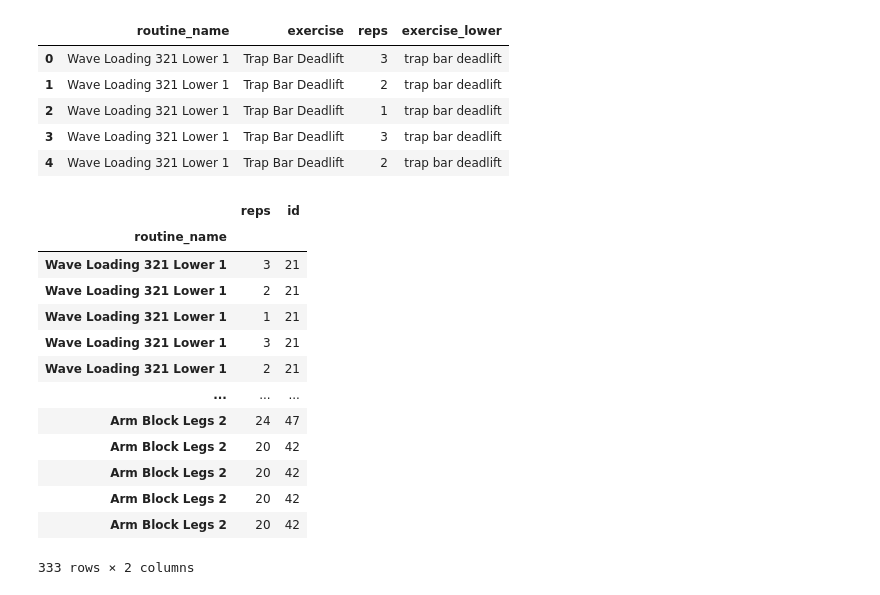
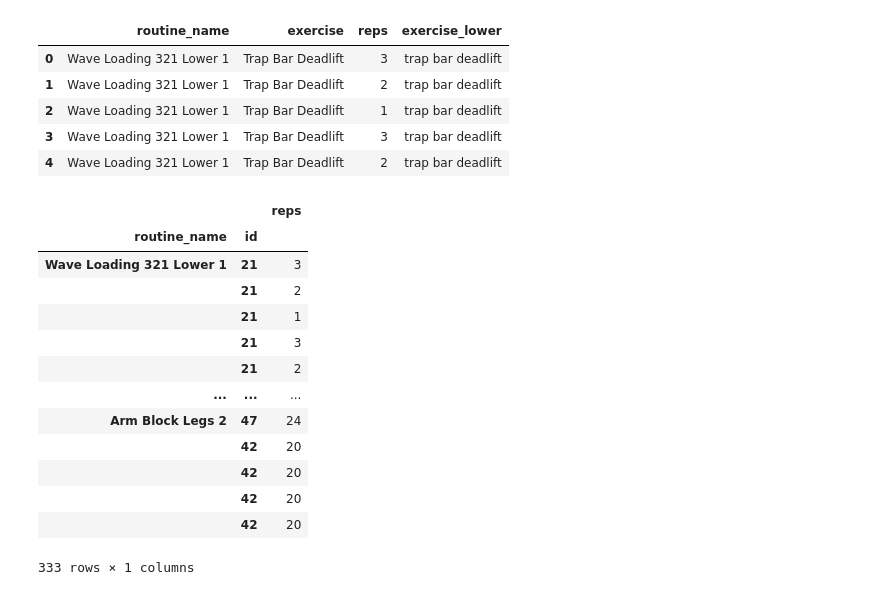
Before and after one commit to jordanbegg/pybenchmark, a Jupyter notebook: notebooks/setup.ipynb, the cells around one changed output. Cells and saved outputs as stored; diff of their text form; code cells hidden in the pictures.

```diff
--- a/notebooks/setup.ipynb
+++ b/notebooks/setup.ipynb
@@ -136,21 +136,22 @@ df.head()
 | 4 | Wave Loading 321 Lower 1 | Trap Bar Deadlift | 2 | trap bar deadlift |
 # %%
 df_all = df.merge(right=exs, left_on="exercise_lower", right_on="name").set_index("routine_name")[["reps", "id"]]
+df_all = df_all.reset_index().set_index(["routine_name", "id"])
 df_all
 # %% [output]
-|  | reps | id |
-| routine_name |  |  |
-| Wave Loading 321 Lower 1 | 3 | 21 |
-| Wave Loading 321 Lower 1 | 2 | 21 |
-| Wave Loading 321 Lower 1 | 1 | 21 |
-| Wave Loading 321 Lower 1 | 3 | 21 |
-| Wave Loading 321 Lower 1 | 2 | 21 |
+|  |  | reps |
+| routine_name | id |  |
+| Wave Loading 321 Lower 1 | 21 | 3 |
+|  | 21 | 2 |
+|  | 21 | 1 |
+|  | 21 | 3 |
+|  | 21 | 2 |
 | ... | ... | ... |
-| Arm Block Legs 2 | 24 | 47 |
-| Arm Block Legs 2 | 20 | 42 |
-| Arm Block Legs 2 | 20 | 42 |
-| Arm Block Legs 2 | 20 | 42 |
-| Arm Block Legs 2 | 20 | 42 |
+| Arm Block Legs 2 | 47 | 24 |
+|  | 42 | 20 |
+|  | 42 | 20 |
+|  | 42 | 20 |
+|  | 42 | 20 |
-333 rows × 2 columns
+333 rows × 1 columns
 # %%
 for routine in routines:
```
Also changed, not shown: parts of 10 cells of this notebook, 5 other files.
